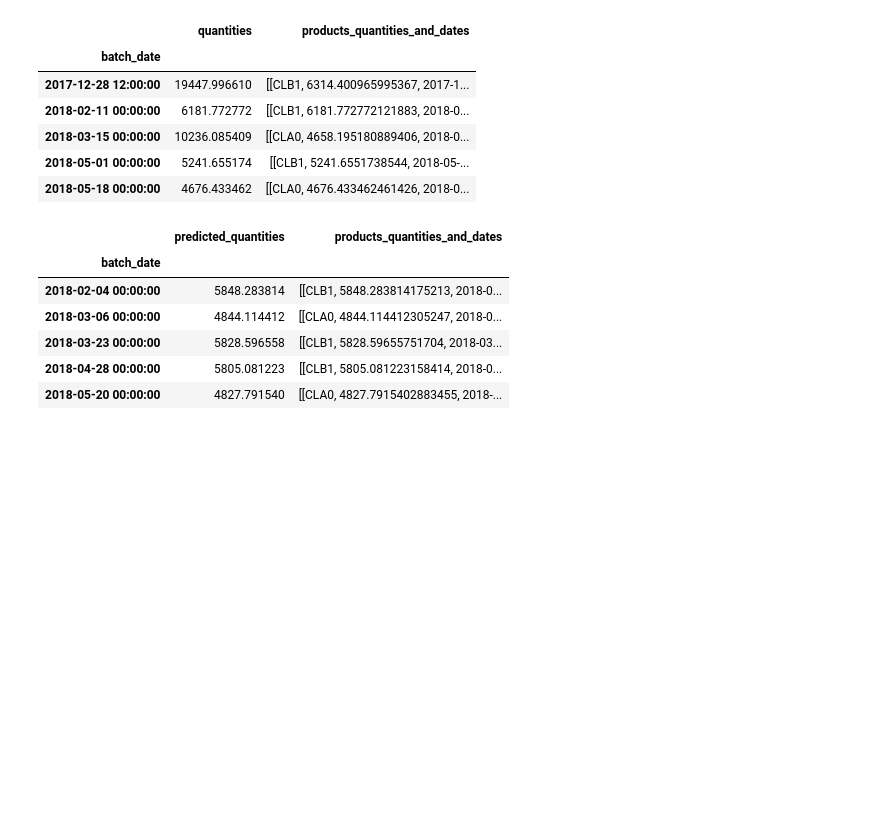
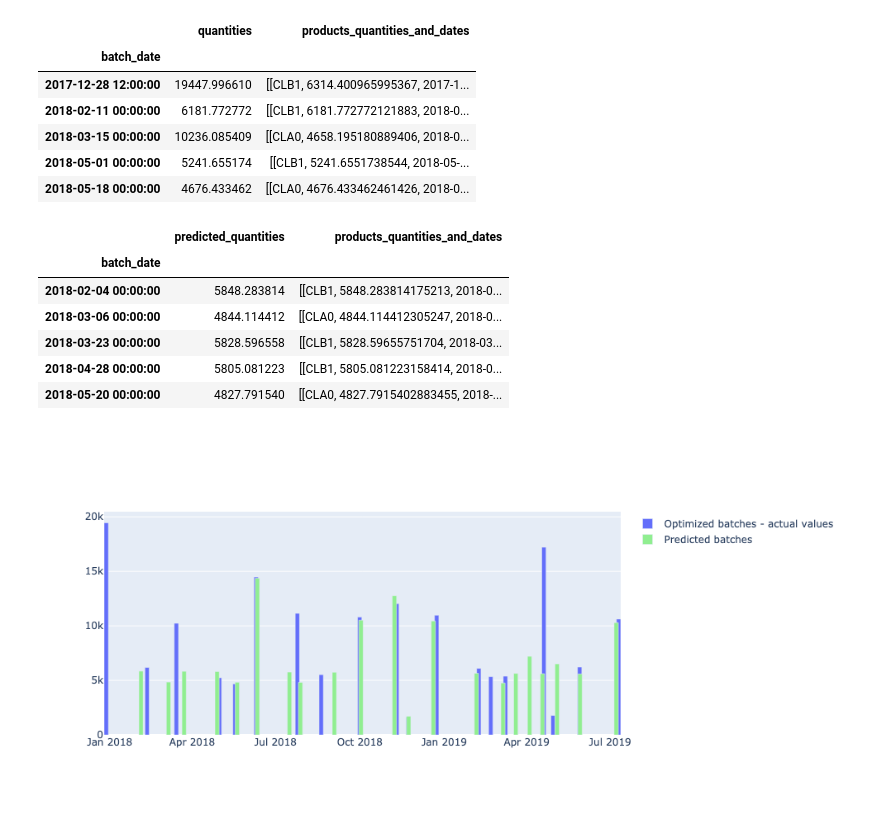
Before and after one commit to raphaelribard/Sales_forecasting, a Jupyter notebook: notebooks/4.0-rr-Prediction-and-optimization.ipynb, the cells around one changed output. Cells and saved outputs as stored; diff of their text form; code cells hidden in the pictures; blank space fills up the shorter version.

Commit message:
Almost there with the function which processes a cluster of products and outputs the predicted batches compared with the actual batches

```diff
--- a/notebooks/4.0-rr-Prediction-and-optimization.ipynb
+++ b/notebooks/4.0-rr-Prediction-and-optimization.ipynb
@@ -233,3 +233,27 @@ batch_dates_n_predicted_quantities_cluster_0.head()
 | 2018-03-23 00:00:00 | 5828.596558 | [[CLB1, 5828.59655751704, 2018-03... |
 | 2018-04-28 00:00:00 | 5805.081223 | [[CLB1, 5805.081223158414, 2018-0... |
 | 2018-05-20 00:00:00 | 4827.791540 | [[CLA0, 4827.7915402883455, 2018-... |
+# %%
+batch_dates_n_quantities_cluster_0.reset_index(inplace=True)
+# %%
+batch_dates_n_predicted_quantities_cluster_0.reset_index(inplace=True)
+# %%
+import plotly.express as px
+import plotly.graph_objs as go
+
+fig = go.Figure()
+
+fig.add_trace(go.Bar(x=batch_dates_n_quantities_cluster_0['batch_date'],
+             y=batch_dates_n_quantities_cluster_0['quantities'],
+                    name='Optimized batches - actual values',
+                    width=4*10e7))
+
+fig.add_trace(go.Bar(x=batch_dates_n_predicted_quantities_cluster_0['batch_date'],
+             y=batch_dates_n_predicted_quantities_cluster_0['predicted_quantities'],
+                    name='Predicted batches',
+                    width=4*10e7,
+                    marker_color='lightgreen'))
+
+fig.show()
+# %% [output]
+[figure, added]
```
Also changed, not shown: parts of 11 cells of this notebook.
